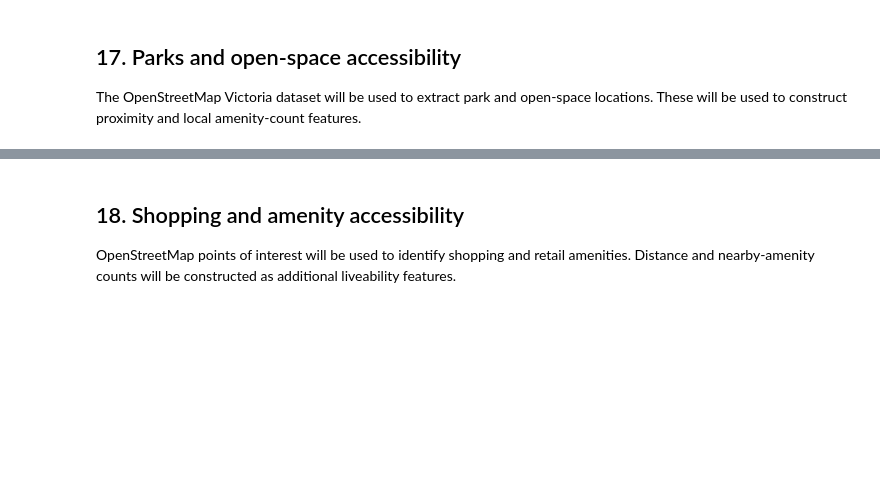
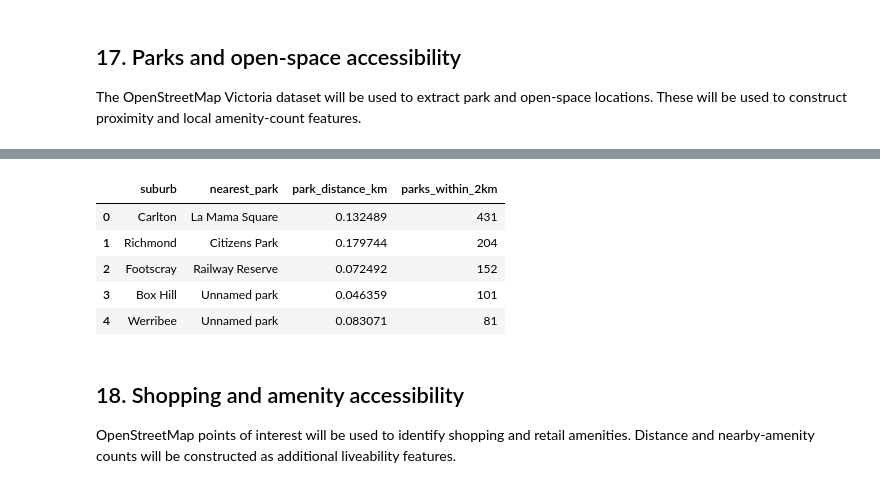
Before and after one commit to mdharmawan19/industry-project-group-55, a Jupyter notebook: notebooks/05_geospatial_routing.ipynb, the cells around one changed output, grey strips where cells are left out. Cells and saved outputs as stored; diff of their text form; code cells hidden in the pictures; blank space fills up the shorter version.

```diff
--- a/notebooks/05_geospatial_routing.ipynb
+++ b/notebooks/05_geospatial_routing.ipynb
@@ -731,0 +831,11 @@ local amenity-count features.
+# %%
+test_locations = add_nearest_poi(
+    test_locations,
+    parks,
+    poi_name="park_name",
+    prefix="park"
+)
+
+test_locations[
+    ["suburb", "nearest_park", "park_distance_km"]
+]
@@ -732,3 +849,26 @@ local amenity-count features.
+# %%
+test_locations = count_pois_within_radius(
+    test_locations,
+    parks,
+    radius_km=2,
+    prefix="parks"
+)
+
+test_locations[
+    [
+        "suburb",
+        "nearest_park",
+        "park_distance_km",
+        "parks_within_2km"
+    ]
+]
+# %% [output]
+|  | suburb | nearest_park | park_distance_km | parks_within_2km |
+| 0 | Carlton | La Mama Square | 0.132489 | 431 |
+| 1 | Richmond | Citizens Park | 0.179744 | 204 |
+| 2 | Footscray | Railway Reserve | 0.072492 | 152 |
+| 3 | Box Hill | Unnamed park | 0.046359 | 101 |
+| 4 | Werribee | Unnamed park | 0.083071 | 81 |
 # %% [markdown]
 ## 18. Shopping and amenity accessibility
 
```
Also changed, not shown: parts of 9 cells of this notebook.
